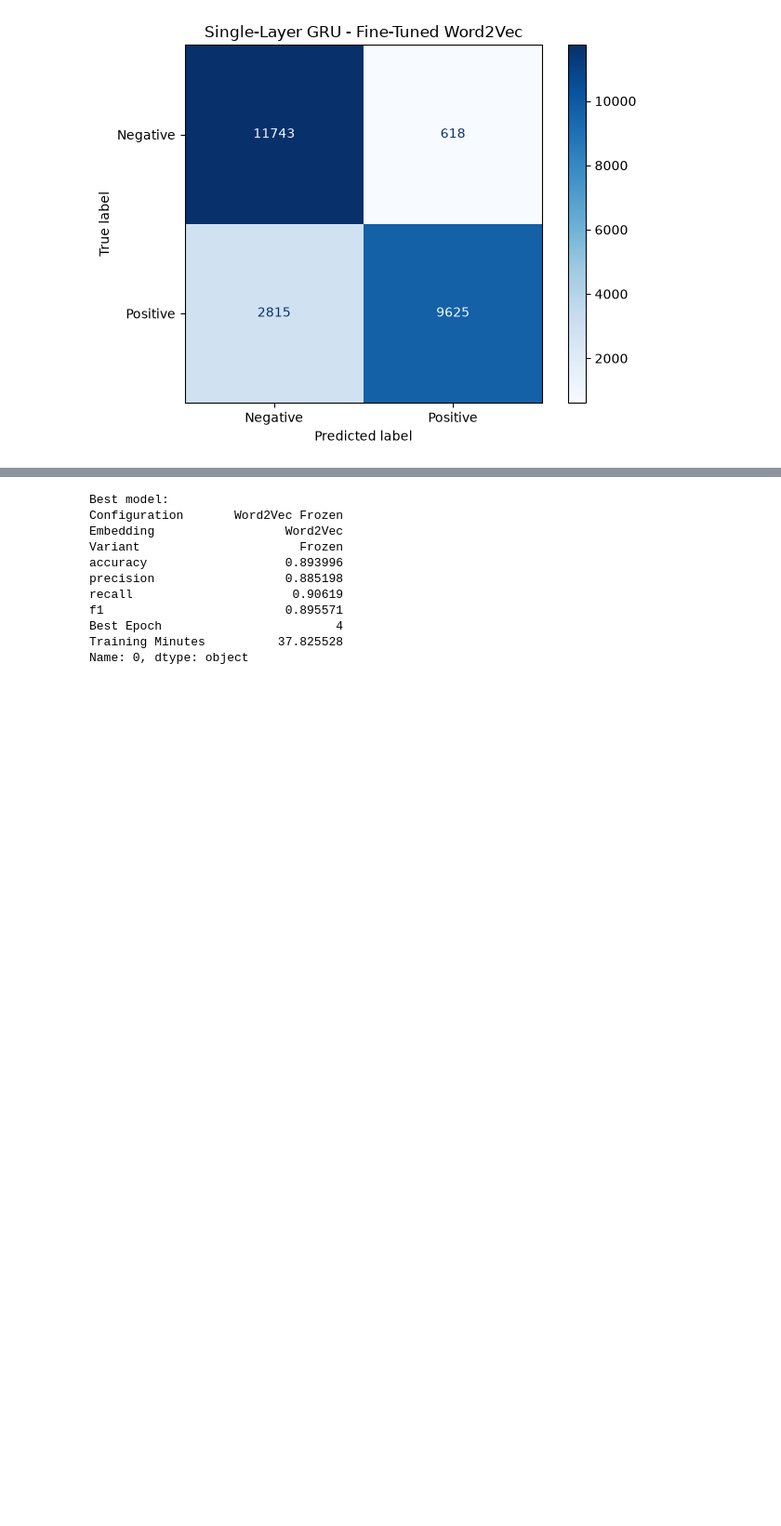
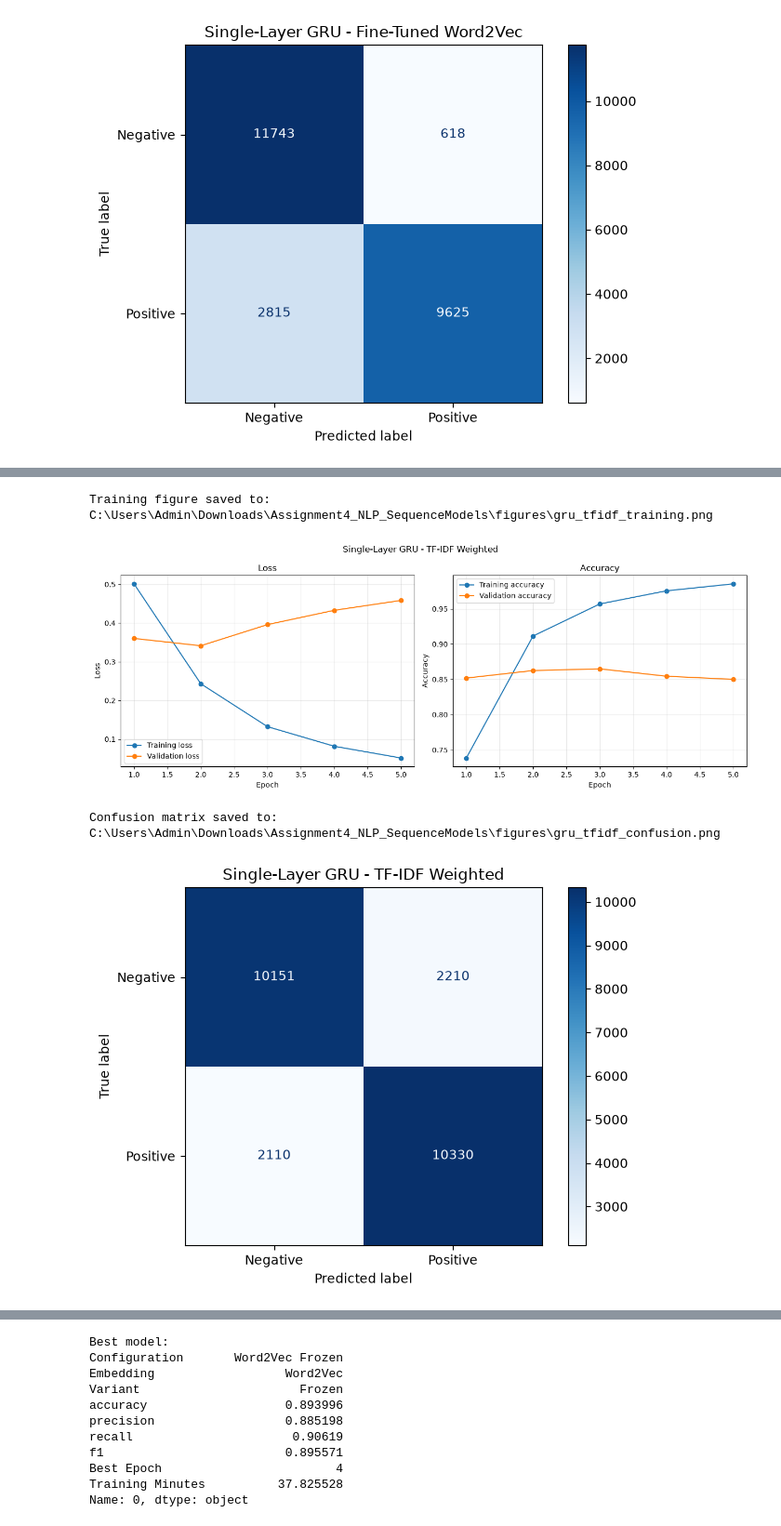
Before and after one commit to Dia8897/Assignment4_NLP_SequenceModels, a Jupyter notebook: notebooks/models/gru.ipynb, the cells around one changed output, grey strips where cells are left out. Shown at 93% size. Saved outputs shown, nothing was run; the diff lists cells and outputs as text; code cells hidden in the pictures; blank space fills up the shorter version.

Commit message:
gru experiment

```diff
--- a/notebooks/models/gru.ipynb
+++ b/notebooks/models/gru.ipynb
@@ -1733,0 +2886,23 @@ Confusion matrix saved to: C:\Users\Admin\Downloads\Assignment4_NLP_SequenceMode
+# %%
+TFIDF_CHECKPOINT_PATH = (
+    MODELS_DIR /
+    "gru_tfidf_1layer.pt"
+)
+
+print("Training TF-IDF-weighted GRU...")
+
+tfidf_history = train_tfidf_model_complete(
+    model=tfidf_model,
+    train_loader=tfidf_experiment_train_loader,
+    val_loader=tfidf_val_loader,
+    criterion=criterion,
+    optimizer=optimizer,
+    device=device,
+    epochs=TFIDF_EPOCHS,
+    model_path=TFIDF_CHECKPOINT_PATH
+)
+
+print(
+    "Checkpoint saved:",
+    TFIDF_CHECKPOINT_PATH
+)
@@ -1734,3 +3056,21 @@ Confusion matrix saved to: C:\Users\Admin\Downloads\Assignment4_NLP_SequenceMode
+# %%
+plot_training_history(
+    history=tfidf_history,
+    title="Single-Layer GRU - TF-IDF Weighted",
+    file_name="gru_tfidf_training.png"
+)
+
+plot_confusion_matrix(
+    labels=tfidf_labels,
+    predictions=tfidf_predictions,
+    title="Single-Layer GRU - TF-IDF Weighted",
+    file_name="gru_tfidf_confusion.png"
+)
+# %% [output]
+Training figure saved to: C:\Users\Admin\Downloads\Assignment4_NLP_SequenceModels\figures\gru_tfidf_training.png
+[figure, added]
+Confusion matrix saved to: C:\Users\Admin\Downloads\Assignment4_NLP_SequenceModels\figures\gru_tfidf_confusion.png
+[figure, added]
 # %%
 gru_results.append({
     "Model": "GRU",
```
Also changed, not shown: parts of 31 cells of this notebook, 3 other files.
